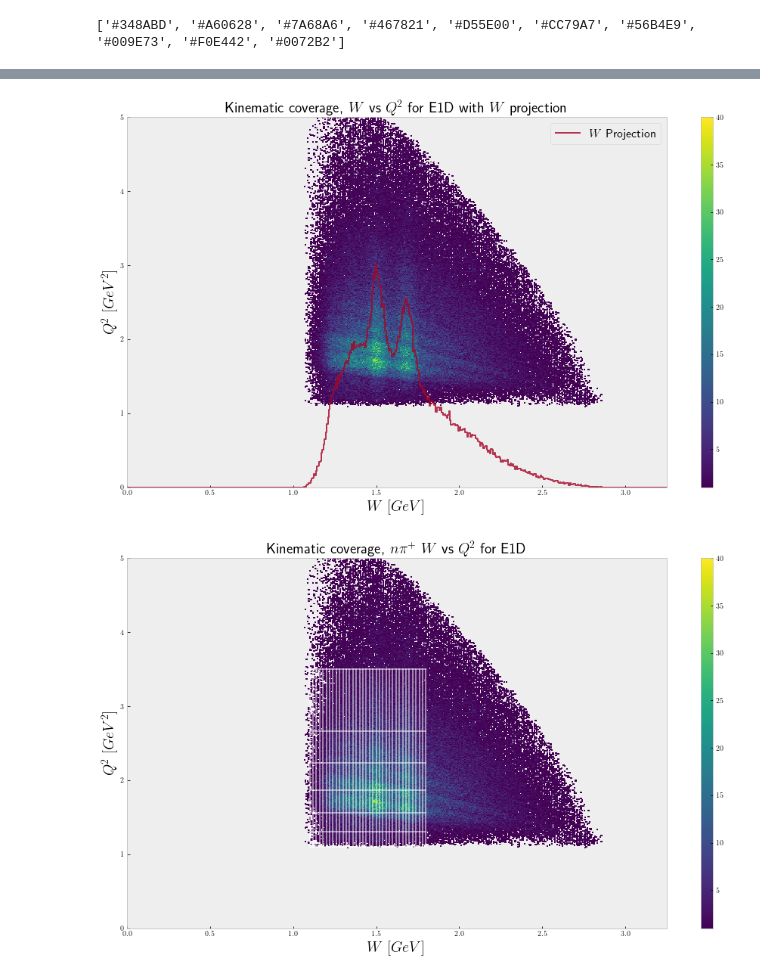
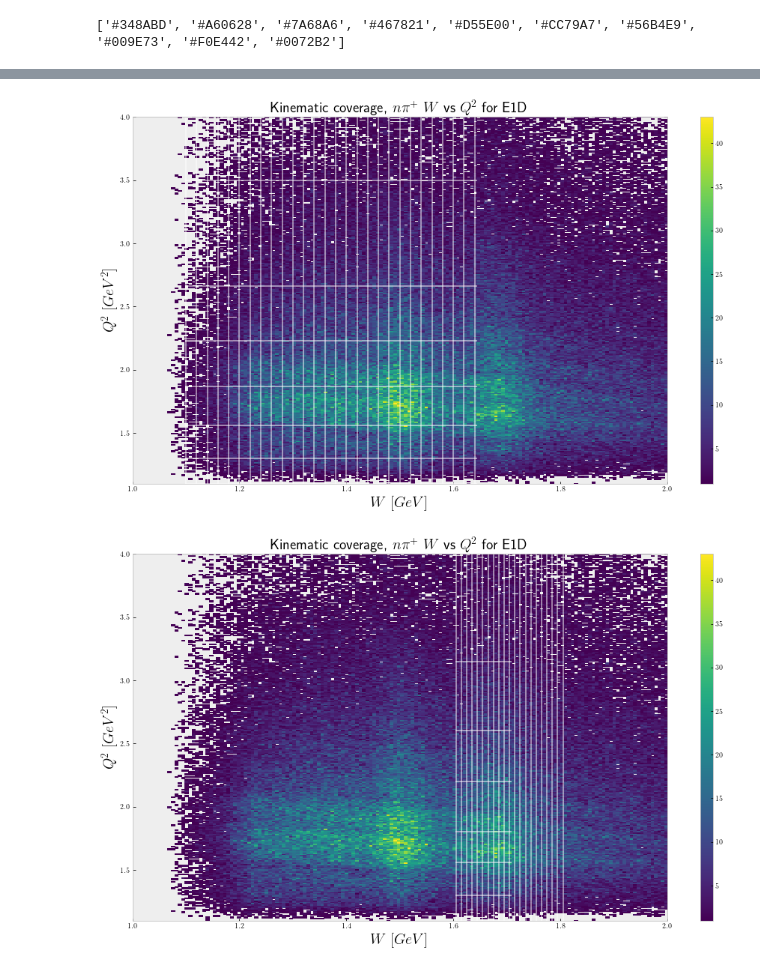
Before and after one commit to tylern4/analysisNotebooks, a Jupyter notebook: uproot.ipynb, the cells around one changed output, grey strips where cells are left out. Drawn from its saved outputs; the diff is of its cells as text; code cells hidden in the pictures.

```diff
--- a/uproot.ipynb
+++ b/uproot.ipynb
@@ -61,39 +92,43 @@ plt.show()
-# %%
-wvsq2 = up.open("/Users/tylern/Desktop/show/today.root:W vs Q2/WvsQ2_channel")
-w = up.open("/Users/tylern/Desktop/show/today.root:W vs Q2/W_channel")
-
-hist = Hist2D(boost_hist=wvsq2.to_boost(), xname="$W~[GeV]$", yname="$Q^2~[GeV^2]$")
-hist_W = Hist1D(boost_hist=w.to_boost(), name="$W~[GeV]$")
-
-
-hist_W.histogram(label="$W$ Projection", density=True, factor=3.0, filled=False, color=COLOR_RED)
-hist.plot(colorbar=True, density=False, zeros=False)
-plt.title("Kinematic coverage, $W$ vs $Q^2$ for E1D with $W$ projection")
-
-#plt.xlim(left=1.0, right=2.0)
-
-plt.show()
-# %% [output]
-[figure, removed]
 # %%
-hist.plot(colorbar=True, density=False, zeros=False)
-plt.title("Kinematic coverage, $n\pi^{+}$ $W$ vs $Q^2$ for E1D")
-
-w_bins = np.array([1.1, 1.12, 1.14, 1.16, 1.18, 1.2, 1.22, 1.24, 1.26, 1.28, 1.3,
-                   1.32, 1.34, 1.36, 1.38, 1.4, 1.42, 1.44, 1.46, 1.48, 1.5, 1.52,
-                   1.54, 1.56, 1.58, 1.6, 1.62, 1.64, 1.66, 1.68, 1.7, 1.72, 1.74,
-                   1.76, 1.78, 1.8])
-
-q2_bins = np.array([1.1, 1.30, 1.56, 1.87, 2.23, 2.66, 3.5])
+wvsq2 = up.open("/Users/tylern/Desktop/show/Full.root:W vs Q2/WvsQ2_channel")
+hist = Hist2D(boost_hist=wvsq2.to_boost(), xname="$W~[GeV]$", yname="$Q^2~[GeV^2]$")
 
 
-for q2 in q2_bins:
-    plt.axhline(q2, c='w', alpha=0.5, xmin=(1.1/3.25), xmax=(1.8/3.25))
+w_bins_e99 = np.array([1.1, 1.12, 1.14, 1.16, 1.18, 1.2, 1.22, 1.24, 1.26, 1.28, 1.3,
+                       1.32, 1.34, 1.36, 1.38, 1.4, 1.42, 1.44, 1.46, 1.48, 1.5, 1.52,
+                       1.54, 1.56, 1.58, 1.6, 1.62, 1.64])
 
-for w in w_bins:
-    plt.axvline(w, c='w', alpha=0.5, ymin=(1.1/5.0), ymax=(3.5/5.0))
+w_bins_k = np.array([1.605, 1.615, 1.625, 1.635, 1.645, 1.655, 1.665, 1.675, 1.685, 1.695,
+                     1.705, 1.715, 1.725, 1.735, 1.745, 1.755, 1.765, 1.775, 1.785, 1.795, 1.805])
+
+q2_bins_e99 = np.array([1.1, 1.30, 1.56, 1.87, 2.23, 2.66, 3.5])
+q2_bins_k = np.array([1.1, 1.30, 1.56, 1.8,  2.2,  2.6,  3.15, 4.0])
 
 
-plt.show()
+
+for i in range(2):
+    if i == 0:
+        w_bins = w_bins_e99
+        q2_bins = q2_bins_e99
+    else:
+        w_bins = w_bins_k
+        q2_bins = q2_bins_k
+
+    hist.plot(colorbar=True, density=False, zeros=False)
+    plt.title("Kinematic coverage, $n\pi^{+}$ $W$ vs $Q^2$ for E1D")
+    plt.ylim(1.1, 4.0)
+    plt.xlim(1.0, 2.0)
+
+
+
+    for q2 in q2_bins:
+        plt.axhline(q2, c='w', alpha=0.5, xmin=((min(w_bins)-1)/1.0), xmax=max(w_bins)/2.55)
+
+    for w in w_bins:
+        plt.axvline(w, c='w', alpha=0.5) #, ymin=(min(q2_bins)), ymax=(max(q2_bins)))
+
+
+    plt.show()
 # %% [output]
-[figure, old version]
+[figure, new version]
+[figure, added]
```
Also changed, not shown: parts of 20 cells of this notebook, 22 other files.
